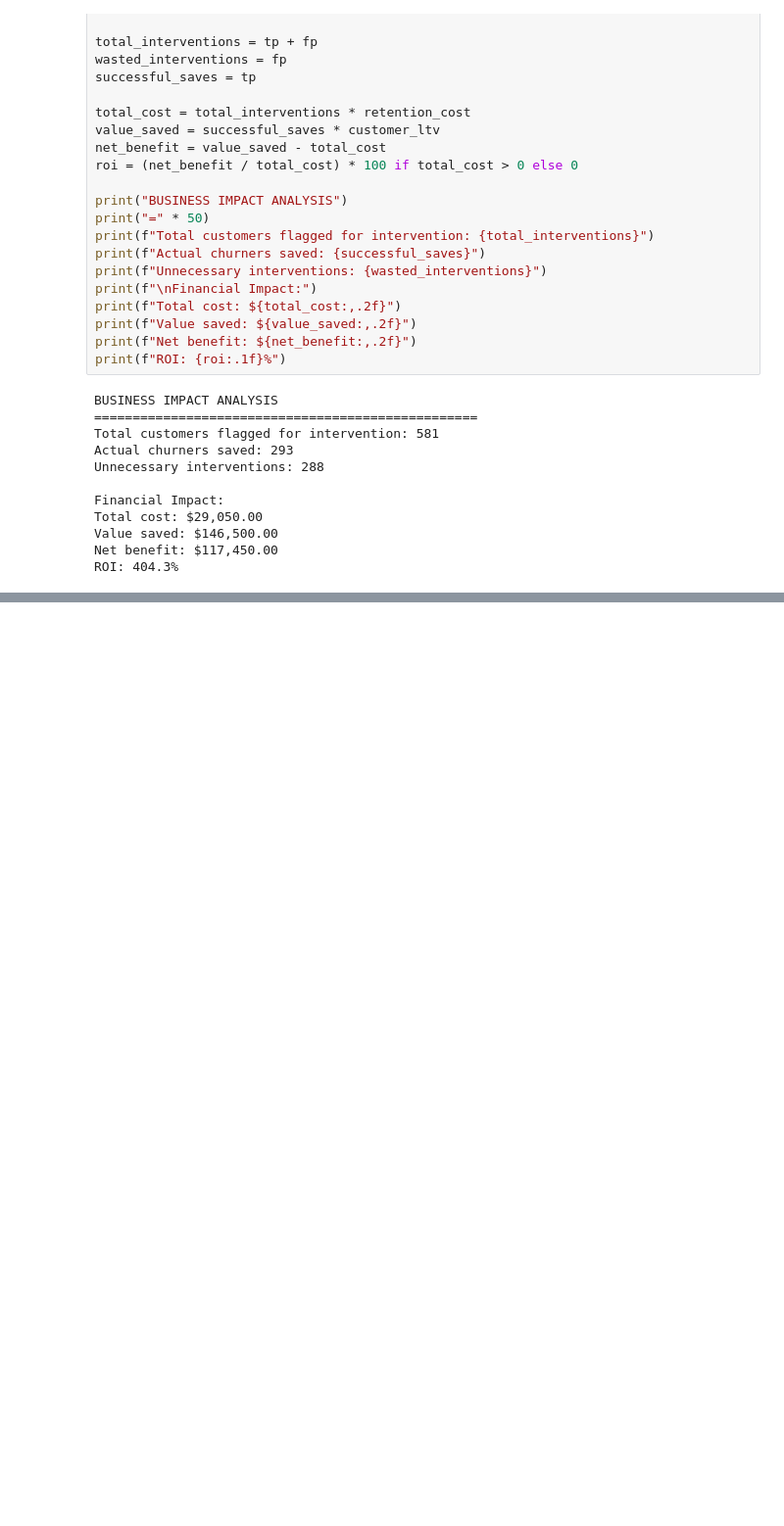
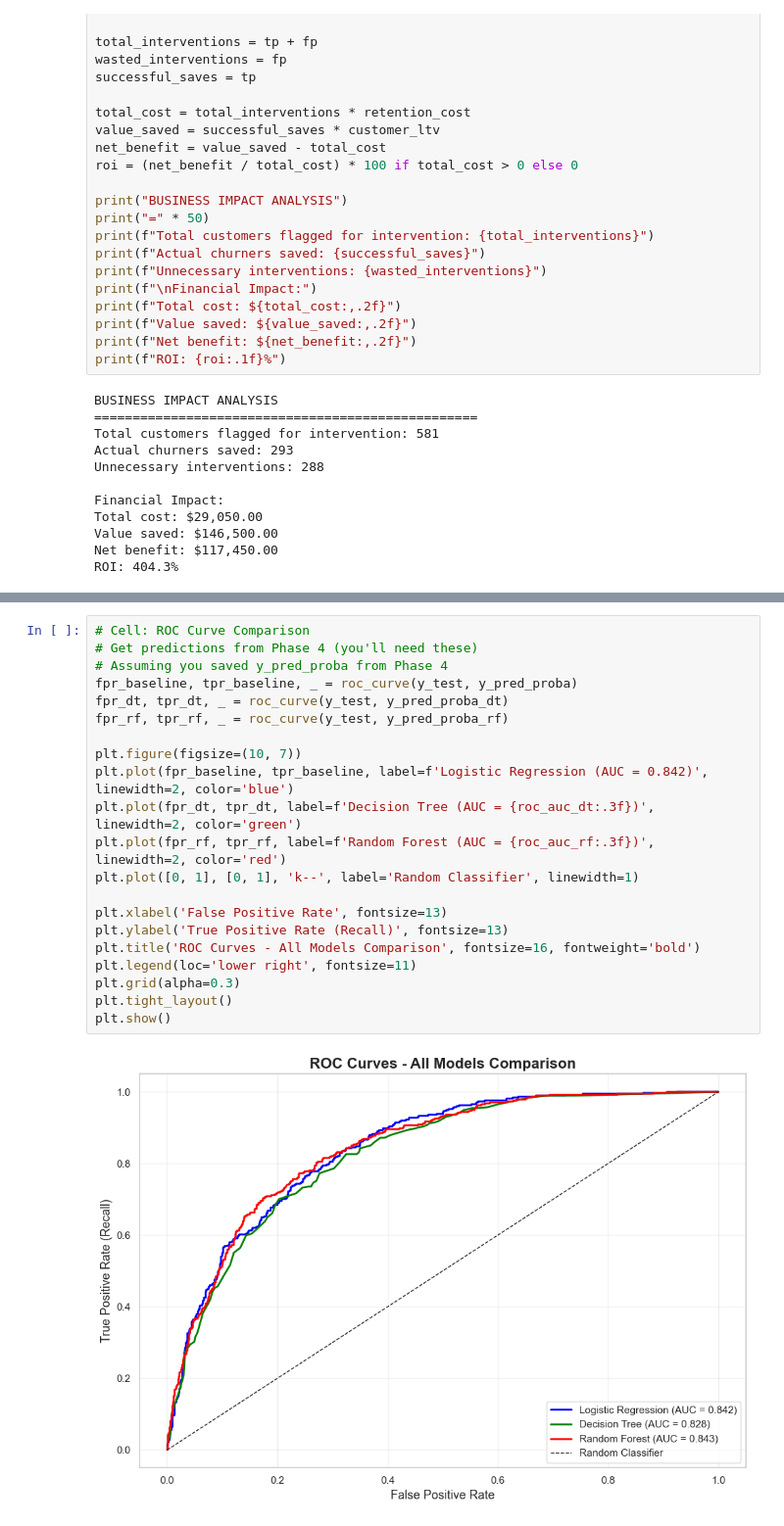
Before and after one commit to XCODESSS/Churn-Rate-Predictor, a Jupyter notebook: notebooks/eda.ipynb, the cells around one changed output, grey strips where cells are left out. Shown at 98% size. Drawn from its saved outputs; the diff is of its cells as text; blank space fills up the shorter version.

```diff
--- a/notebooks/eda.ipynb
+++ b/notebooks/eda.ipynb
@@ -920,0 +1195,23 @@ Phase 5 will explore tree-based models to potentially improve recall while maint
+# %%
+# Cell: ROC Curve Comparison
+# Get predictions from Phase 4 (you'll need these)
+# Assuming you saved y_pred_proba from Phase 4
+fpr_baseline, tpr_baseline, _ = roc_curve(y_test, y_pred_proba)
+fpr_dt, tpr_dt, _ = roc_curve(y_test, y_pred_proba_dt)
+fpr_rf, tpr_rf, _ = roc_curve(y_test, y_pred_proba_rf)
+
+plt.figure(figsize=(10, 7))
+plt.plot(fpr_baseline, tpr_baseline, label=f'Logistic Regression (AUC = 0.842)', linewidth=2, color='blue')
+plt.plot(fpr_dt, tpr_dt, label=f'Decision Tree (AUC = {roc_auc_dt:.3f})', linewidth=2, color='green')
+plt.plot(fpr_rf, tpr_rf, label=f'Random Forest (AUC = {roc_auc_rf:.3f})', linewidth=2, color='red')
+plt.plot([0, 1], [0, 1], 'k--', label='Random Classifier', linewidth=1)
+
+plt.xlabel('False Positive Rate', fontsize=13)
+plt.ylabel('True Positive Rate (Recall)', fontsize=13)
+plt.title('ROC Curves - All Models Comparison', fontsize=16, fontweight='bold')
+plt.legend(loc='lower right', fontsize=11)
+plt.grid(alpha=0.3)
+plt.tight_layout()
+plt.show()
+# %% [output]
+[figure, added]
```
Also changed, not shown: parts of 17 cells of this notebook, 1 other file.
